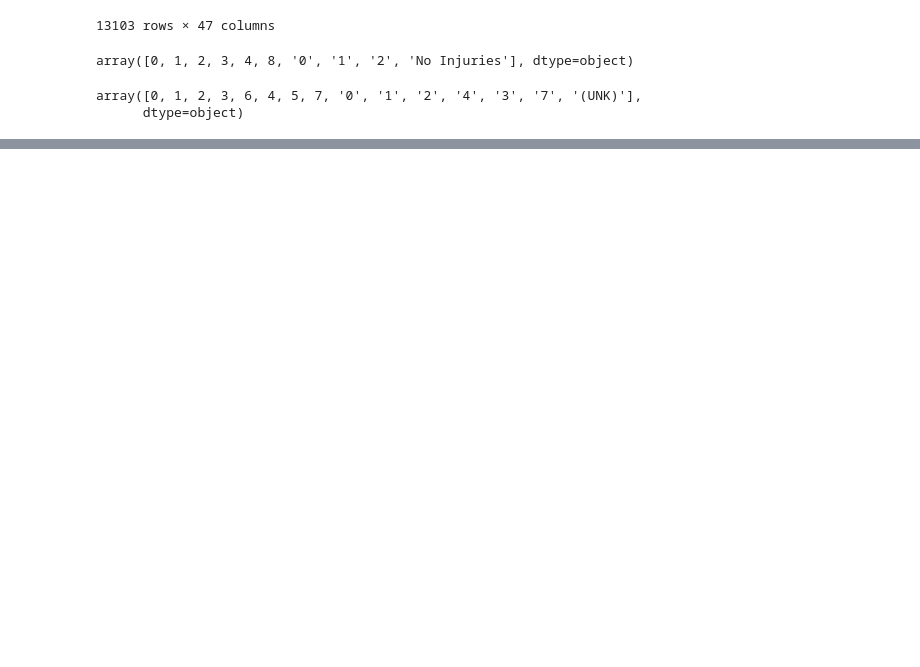
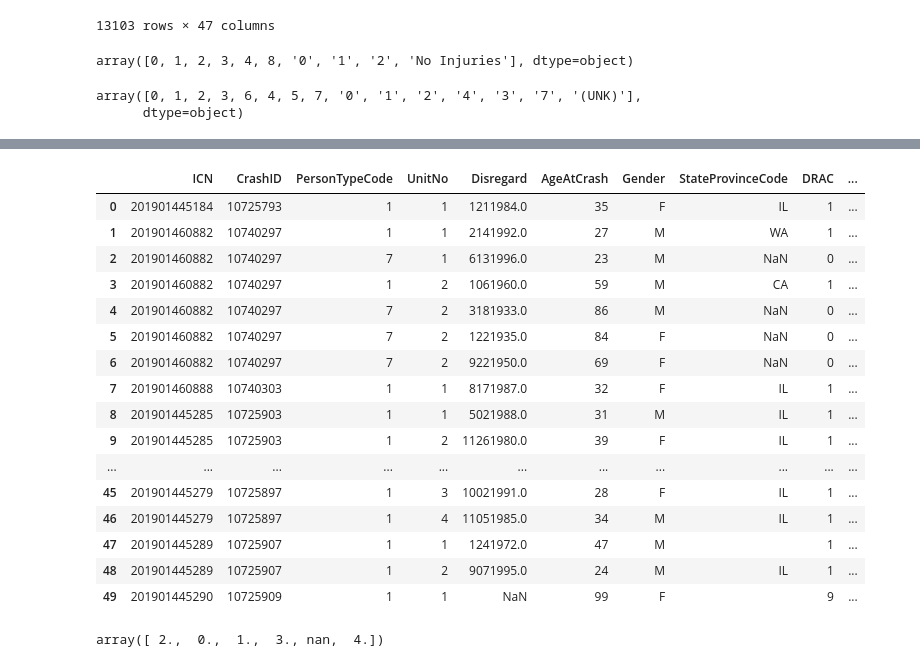
Before and after one commit to bencarneiro/ntsb, a Jupyter notebook: illinois/Untitled.ipynb, the cells around one changed output, grey strips where cells are left out. Saved outputs shown, nothing was run; the diff lists cells and outputs as text; code cells hidden in the pictures; blank space fills up the shorter version.

Commit message:
re-preprocess the illinois crash data

```diff
--- a/illinois/Untitled.ipynb
+++ b/illinois/Untitled.ipynb
@@ -6,13 +6,16 @@ crash_columns = "ICN|CrashID|CountyCode|CrashYr|CrashMonth|CrashDay|NumberOfVehi
 crash_columns = crash_columns.split("|")
 vehicle_columns = "ICN|CrashID|CrashReportUnitNbr|VIN11|NbrOccupants|VehTypeCode|VehUseCode|VehDefectsCode|VehManeuverPriorCode|DirectionPriorTravelCode|IsTowed|IsFire|IsHazMatSpill|IsCommercial|EventMostSevereCode|EventMostSevereLocCode|MostHarmfulEvenNo|CrashEvent1Code|CrashEvent2Code|CrashEvent3Code|Event1LocCode|Event2LocCode|Event3LocCode|VehPointOfFistContactCode|DirectionPriorTravel|VehDefects|VehManeuverPrior|VehType|VehUse|EventMostSevere|EventMostSevereLoc|CrashEvent1|CrashEvent2|CrashEvent3|Event1Loc|Event2Loc|Event3Loc|VehYear|VehMake|VehModel|ExceedingSpeedLimit|TowedDueTo|AutomationInVehicle|LevelofAutomation|LevelOfAutomationDuringCrash|ExtentOfDamage|SpeedingRelated"
 vehicle_columns = vehicle_columns.split("|")
-person_columns = "ICN|CrashID|PersonTypeCode|UnitNo|AgeAtCrash|Gender|StateProvinceCode|DRAC|BAC|VIS|DRVA|SeatingPos|PersonInjuryClass|SAFT|AIR|EJCT|EMSResponding|HospitalName|PPA|PPL|PEDV|PersonType|PedBikeVisibility|ApparentPhysCond|AirBagDeployment|PedBikeAction|BACTestGiven|EjectExtricate|DriverAction|PedBikeLocation|DriverVision|SafetyEquipUsed|WasDistracted|DistractionReason|IsIncidentResponder|IncidentResponder|EjectionPath|Drug1|Drug2|CitationNo|ViolationSection"
+person_columns = "ICN|CrashID|PersonTypeCode|UnitNo|Disregard|AgeAtCrash|Gender|StateProvinceCode|DRAC|BAC|VIS|DRVA|SeatingPos|PersonInjuryClass|SAFT|AIR|EJCT|EMSResponding|HospitalName|PPA|PPL|PEDV|PersonType|PedBikeVisibility|ApparentPhysCond|AirBagDeployment|PedBikeAction|BACTestGiven|EjectExtricate|DriverAction|PedBikeLocation|DriverVision|SafetyEquipUsed|WasDistracted|DistractionReason|IsIncidentResponder|IncidentResponder|EjectionPath|Drug1|Drug2|CitationNo|ViolationSection"
 person_columns = person_columns.split("|")
 for year in range(2015,2025):
     if year > 2018:
         delimiter = "|"
     else:
         delimiter = ","
+    if year > 2019:
+        person_columns = "ICN|CrashID|PersonTypeCode|UnitNo|AgeAtCrash|Gender|StateProvinceCode|DRAC|BAC|VIS|DRVA|SeatingPos|PersonInjuryClass|SAFT|AIR|EJCT|EMSResponding|HospitalName|PPA|PPL|PEDV|PersonType|PedBikeVisibility|ApparentPhysCond|AirBagDeployment|PedBikeAction|BACTestGiven|EjectExtricate|DriverAction|PedBikeLocation|DriverVision|SafetyEquipUsed|WasDistracted|DistractionReason|IsIncidentResponder|IncidentResponder|EjectionPath|Drug1|Drug2|CitationNo|ViolationSection"
+        person_columns = person_columns.split("|")
     crashes = pd.read_table(f"~/Downloads/illinois/IllinoisCrashDataExtracts{year}/CrashExtract.txt", names=crash_columns, delimiter=delimiter)
     crashes = crashes[(pd.to_numeric(crashes['AInjuries'], errors="coerce") > 0) | (pd.to_numeric(crashes['TotalFatals'], errors="coerce") > 0)]
     severe_crash_ids = crashes['ICN']
@@ -54,7 +57,7 @@ for year in range(2015,2025):
             state_accident_id = vehicles['ICN'][x]
             veh_num = vehicles['CrashReportUnitNbr'][x]
             make = vehicles['VehYear'][x] + " " + vehicles['VehMake'][x]
-            model = vehicles['VehModel'][x]
+            model = vehicles['VehModel'][x].split("     ")[0]
             body_type = vehicles['VehType'][x]
             f.write(f"{state_accident_id},{veh_num},{make},{model},{body_type}\n")
     with open(f'/home/tonydeals/app/ntsb/illinois/{year}_person.csv', 'w') as f:
@@ -76,5 +79,5 @@ severe_crash_ids
 # %% [output]
 Series([], Name: ICN, dtype: object)
 # %%
-crashes = pd.read_table(f"~/Downloads/illinois/IllinoisCrashDataExtracts2015/CrashExtract.txt", names=crash_columns, delimiter=",")
+p = pd.read_table(f"~/Downloads/illinois/IllinoisCrashDataExtracts2015/PersonExtract.txt", names=person_columns, delimiter=",")
 # %%
@@ -311,0 +335,30 @@ array([0, 1, 2, 3, 6, 4, 5, 7, '0', '1', '2', '4', '3', '7', '(UNK)'],
+# %%
+person_columns = "ICN|CrashID|PersonTypeCode|UnitNo|Disregard|AgeAtCrash|Gender|StateProvinceCode|DRAC|BAC|VIS|DRVA|SeatingPos|PersonInjuryClass|SAFT|AIR|EJCT|EMSResponding|HospitalName|PPA|PPL|PEDV|PersonType|PedBikeVisibility|ApparentPhysCond|AirBagDeployment|PedBikeAction|BACTestGiven|EjectExtricate|DriverAction|PedBikeLocation|DriverVision|SafetyEquipUsed|WasDistracted|DistractionReason|IsIncidentResponder|IncidentResponder|EjectionPath|Drug1|Drug2|CitationNo|ViolationSection"
+person_columns = person_columns.split("|")
+persons = pd.read_table(f"~/Downloads/illinois/IllinoisCrashDataExtracts2019/PersonExtract.txt", names=person_columns, delimiter="|")
+# %%
+persons = pd.read_table(f"~/Downloads/illinois/IllinoisCrashDataExtracts2020/PersonExtract.txt", names=person_columns, delimiter="|")
+# %%
+persons.head(50)
+# %% [output]
+|  | ICN | CrashID | PersonTypeCode | UnitNo | Disregard | AgeAtCrash | Gender | StateProvinceCode | DRAC | ... |
+| 0 | 201901445184 | 10725793 | 1 | 1 | 1211984.0 | 35 | F | IL | 1 | ... |
+| 1 | 201901460882 | 10740297 | 1 | 1 | 2141992.0 | 27 | M | WA | 1 | ... |
+| 2 | 201901460882 | 10740297 | 7 | 1 | 6131996.0 | 23 | M | NaN | 0 | ... |
+| 3 | 201901460882 | 10740297 | 1 | 2 | 1061960.0 | 59 | M | CA | 1 | ... |
+| 4 | 201901460882 | 10740297 | 7 | 2 | 3181933.0 | 86 | M | NaN | 0 | ... |
+| 5 | 201901460882 | 10740297 | 7 | 2 | 1221935.0 | 84 | F | NaN | 0 | ... |
+| 6 | 201901460882 | 10740297 | 7 | 2 | 9221950.0 | 69 | F | NaN | 0 | ... |
+| 7 | 201901460888 | 10740303 | 1 | 1 | 8171987.0 | 32 | F | IL | 1 | ... |
+| 8 | 201901445285 | 10725903 | 1 | 1 | 5021988.0 | 31 | M | IL | 1 | ... |
+| 9 | 201901445285 | 10725903 | 1 | 2 | 11261980.0 | 39 | F | IL | 1 | ... |
+| ... | ... | ... | ... | ... | ... | ... | ... | ... | ... | ... |
+| 45 | 201901445279 | 10725897 | 1 | 3 | 10021991.0 | 28 | F | IL | 1 | ... |
+| 46 | 201901445279 | 10725897 | 1 | 4 | 11051985.0 | 34 | M | IL | 1 | ... |
+| 47 | 201901445289 | 10725907 | 1 | 1 | 1241972.0 | 47 | M |  | 1 | ... |
+| 48 | 201901445289 | 10725907 | 1 | 2 | 9071995.0 | 24 | M | IL | 1 | ... |
+| 49 | 201901445290 | 10725909 | 1 | 1 | NaN | 99 | F |  | 9 | ... |
+# %%
+persons['PersonInjuryClass'].unique()
+# %% [output]
+array([ 2.,  0.,  1.,  3., nan,  4.])
```
Also changed, not shown: parts of 3 cells of this notebook, 29 other files.
